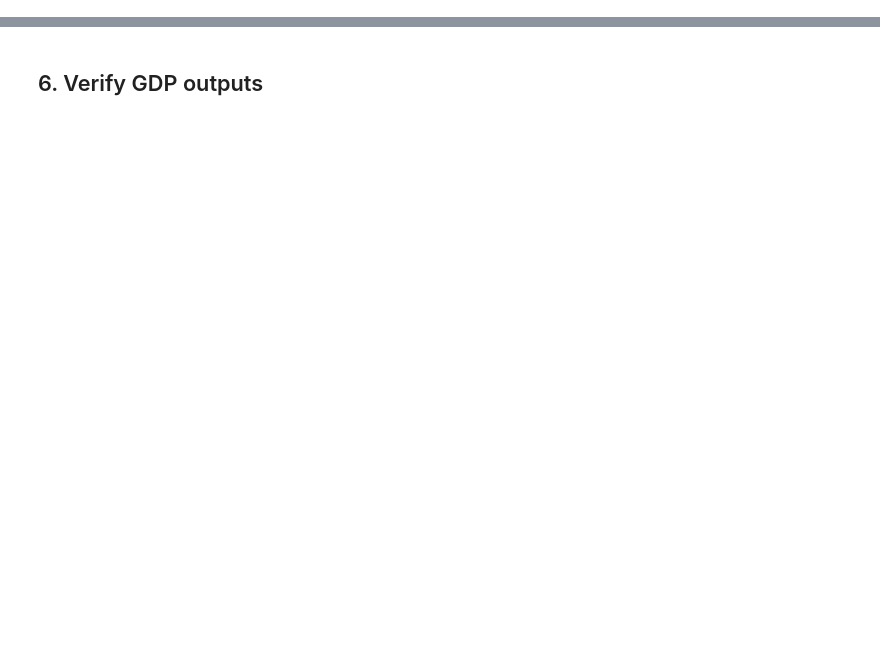
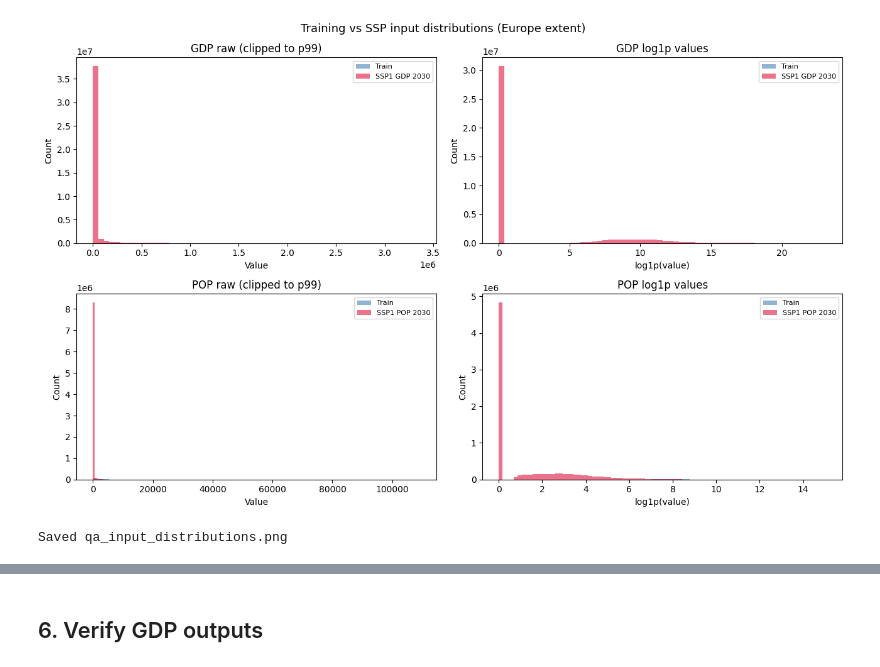
Before and after one commit to Messanella/Thesis_code, a Jupyter notebook: preprocess_ssp_inputs.ipynb, the cells around one changed output, grey strips where cells are left out. Cells and saved outputs as stored; diff of their text form; code cells hidden in the pictures; blank space fills up the shorter version.

```diff
--- a/preprocess_ssp_inputs.ipynb
+++ b/preprocess_ssp_inputs.ipynb
@@ -6,0 +12,76 @@ Run this once before `projections.ipynb`. Output goes to `READY_data/inputs_norm
+# %%
+import numpy as np
+import rasterio
+from rasterio.windows import from_bounds
+import matplotlib.pyplot as plt
+
+# Europe bounding box (matches training data extent)
+EU_BOUNDS = (-25.5, 32.0, 45.5, 72.0)  # (left, bottom, right, top)
+
+def load_clean(path):
+    """Load raster clipped to Europe, mask nodata sentinels, return valid values.
+    Clips to EU_BOUNDS to avoid loading full global files into memory."""
+    with rasterio.open(path) as src:
+        win = from_bounds(*EU_BOUNDS, transform=src.transform)
+        win = win.crop(src.height, src.width)
+        d = src.read(1, window=win).astype(np.float32)
+        nodata = src.nodata
+    if nodata is not None:
+        d[d == nodata] = np.nan
+    for flag in [-3.4028235e+38, -3.402823e+38, -99999, -9999, -32768]:
+        d[np.isclose(d, flag, rtol=1e-5)] = np.nan
+    d[d < -1e10] = np.nan
+    d[np.isinf(d)] = np.nan
+    d[d < 0] = np.nan
+    return d[~np.isnan(d)]
+
+INPUTS = {
+    'GDP': {
+        'train':     'READY_data/inputs/2019_gdp_aligned_010.tif',
+        'ssp_ex':    r'READY_data/GDP SSP/GDP2030_ssp1.tif',
+        'ssp_label': 'SSP1 GDP 2030',
+    },
+    'POP': {
+        'train':     'READY_data/inputs/2020_pop_aligned_010.tif',
+        'ssp_ex':    r'READY_data/SSP1/SSP1_2030_EU_UK_POP_01.tif',
+        'ssp_label': 'SSP1 POP 2030',
+    },
+}
+
+print(f"{'Variable':<8} {'Dataset':<20} {'Min':>12} {'Max':>16} {'Mean':>12} {'log1p_mean':>12} {'log1p_std':>12}")
+print('-' * 100)
+
+fig, axes = plt.subplots(2, 2, figsize=(13, 8))
+fig.suptitle('Training vs SSP input distributions (Europe extent)', fontsize=13)
+
+for row, (var, paths) in enumerate(INPUTS.items()):
+    train_vals = load_clean(paths['train'])
+    ssp_vals   = load_clean(paths['ssp_ex'])
+
+    for label, vals in [('Train 2019/2020', train_vals), (paths['ssp_label'], ssp_vals)]:
+        lv = np.log1p(vals)
+        print(f"{var:<8} {label:<20} {vals.min():>12.3f} {vals.max():>16.3f} {vals.mean():>12.3f} {lv.mean():>12.4f} {lv.std():>12.4f}")
+
+    log_mean_diff = abs(np.log1p(train_vals).mean() - np.log1p(ssp_vals).mean())
+    status = 'per-file norm will handle unit difference' if log_mean_diff >= 0.5 else 'similar scale'
+    print(f'  {var} log1p mean diff = {log_mean_diff:.4f} -> {status}')
+    print()
+
+    ax = axes[row, 0]
+    p99 = max(np.percentile(train_vals, 99), np.percentile(ssp_vals, 99))
+    ax.hist(train_vals[train_vals <= p99], bins=60, alpha=0.6, color='steelblue', label='Train')
+    ax.hist(ssp_vals[ssp_vals <= p99],     bins=60, alpha=0.6, color='crimson',   label=paths['ssp_label'])
+    ax.set_title(f'{var} raw (clipped to p99)')
+    ax.set_xlabel('Value'); ax.set_ylabel('Count'); ax.legend(fontsize=8)
+
+    ax = axes[row, 1]
+    ax.hist(np.log1p(train_vals), bins=60, alpha=0.6, color='steelblue', label='Train')
+    ax.hist(np.log1p(ssp_vals),   bins=60, alpha=0.6, color='crimson',   label=paths['ssp_label'])
+    ax.set_title(f'{var} log1p values')
+    ax.set_xlabel('log1p(value)'); ax.set_ylabel('Count'); ax.legend(fontsize=8)
+
+plt.tight_layout()
+plt.savefig('figures/qa_input_distributions.png', dpi=150, bbox_inches='tight')
+plt.show()
+print('Saved qa_input_distributions.png')
+# %% [output]
@@ -7 +97,3 @@ Run this once before `projections.ipynb`. Output goes to `READY_data/inputs_norm
+[figure, added]
+Saved qa_input_distributions.png
 # %% [markdown]
```
Also changed, not shown: parts of 18 cells of this notebook, 5 other files.
